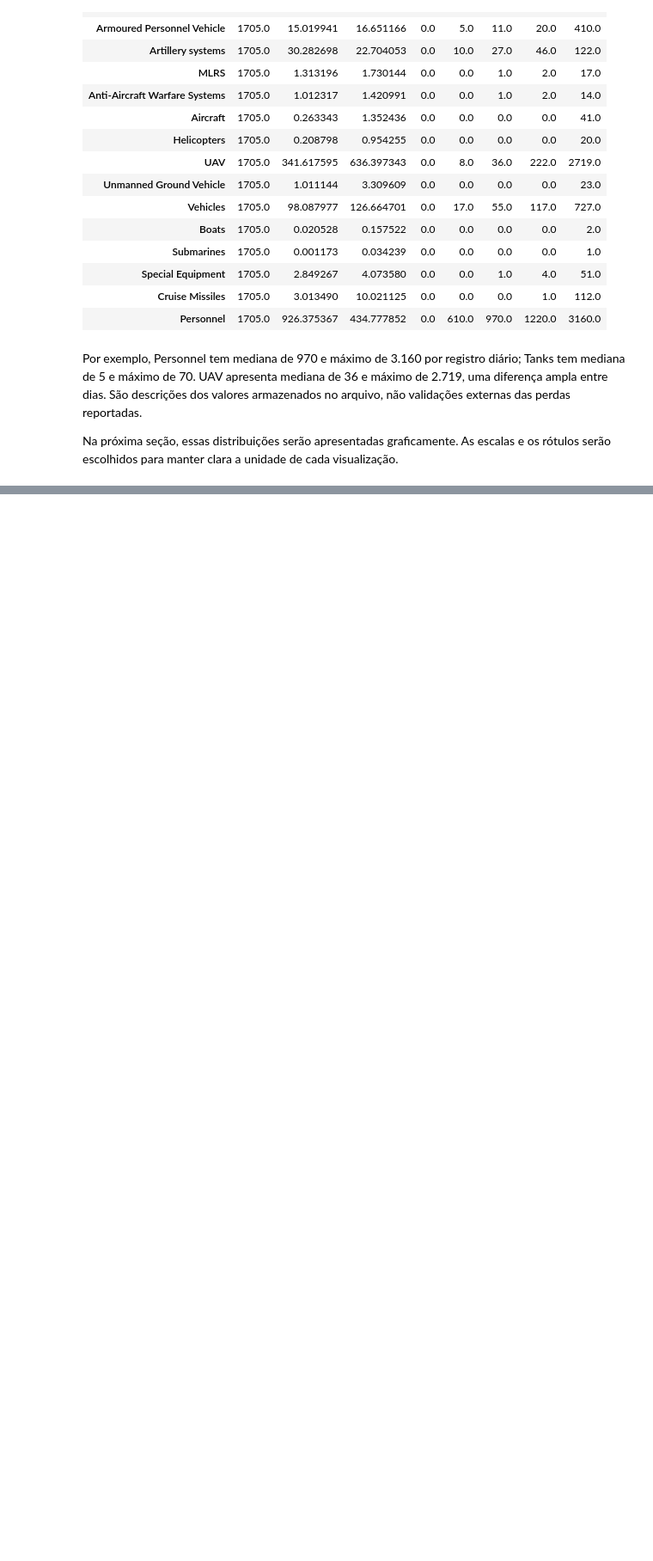
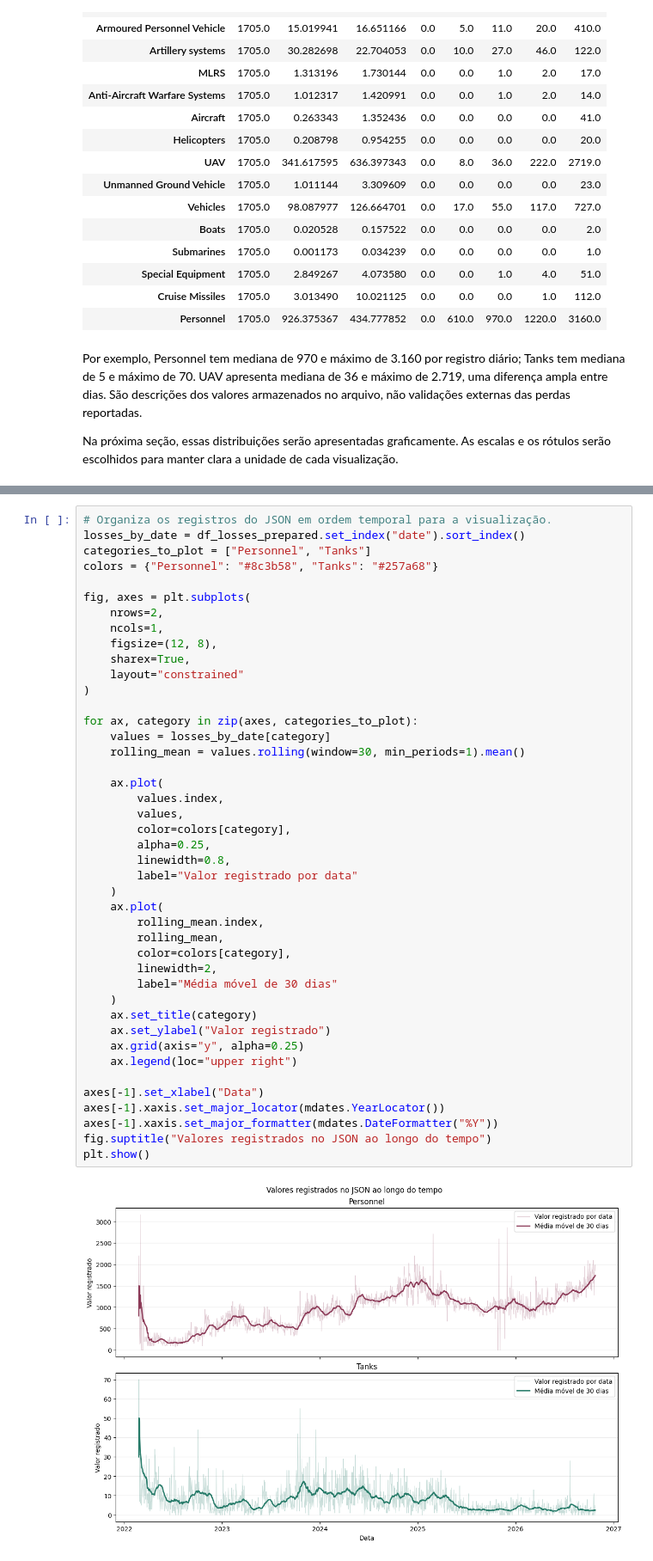
Before and after one commit to TW1ST3RX10/Russo-Ukrainian_War-DC, a Jupyter notebook: notebooks/Analise_Exploratoria.ipynb, the cells around one changed output, grey strips where cells are left out. Shown at 86% size. Drawn from its saved outputs; the diff is of its cells as text; blank space fills up the shorter version.

```diff
--- a/notebooks/Analise_Exploratoria.ipynb
+++ b/notebooks/Analise_Exploratoria.ipynb
@@ -581,0 +698,45 @@ Na próxima seção, essas distribuições serão apresentadas graficamente. As
+# %%
+# Organiza os registros do JSON em ordem temporal para a visualização.
+losses_by_date = df_losses_prepared.set_index("date").sort_index()
+categories_to_plot = ["Personnel", "Tanks"]
+colors = {"Personnel": "#8c3b58", "Tanks": "#257a68"}
+
+fig, axes = plt.subplots(
+    nrows=2,
+    ncols=1,
+    figsize=(12, 8),
+    sharex=True,
+    layout="constrained"
+)
+
+for ax, category in zip(axes, categories_to_plot):
+    values = losses_by_date[category]
+    rolling_mean = values.rolling(window=30, min_periods=1).mean()
+
+    ax.plot(
+        values.index,
+        values,
+        color=colors[category],
+        alpha=0.25,
+        linewidth=0.8,
+        label="Valor registrado por data"
+    )
+    ax.plot(
+        rolling_mean.index,
+        rolling_mean,
+        color=colors[category],
+        linewidth=2,
+        label="Média móvel de 30 dias"
+    )
+    ax.set_title(category)
+    ax.set_ylabel("Valor registrado")
+    ax.grid(axis="y", alpha=0.25)
+    ax.legend(loc="upper right")
+
+axes[-1].set_xlabel("Data")
+axes[-1].xaxis.set_major_locator(mdates.YearLocator())
+axes[-1].xaxis.set_major_formatter(mdates.DateFormatter("%Y"))
+fig.suptitle("Valores registrados no JSON ao longo do tempo")
+plt.show()
+# %% [output]
+[figure, added]
```
Also changed, not shown: parts of 12 cells of this notebook, 5 other files.
